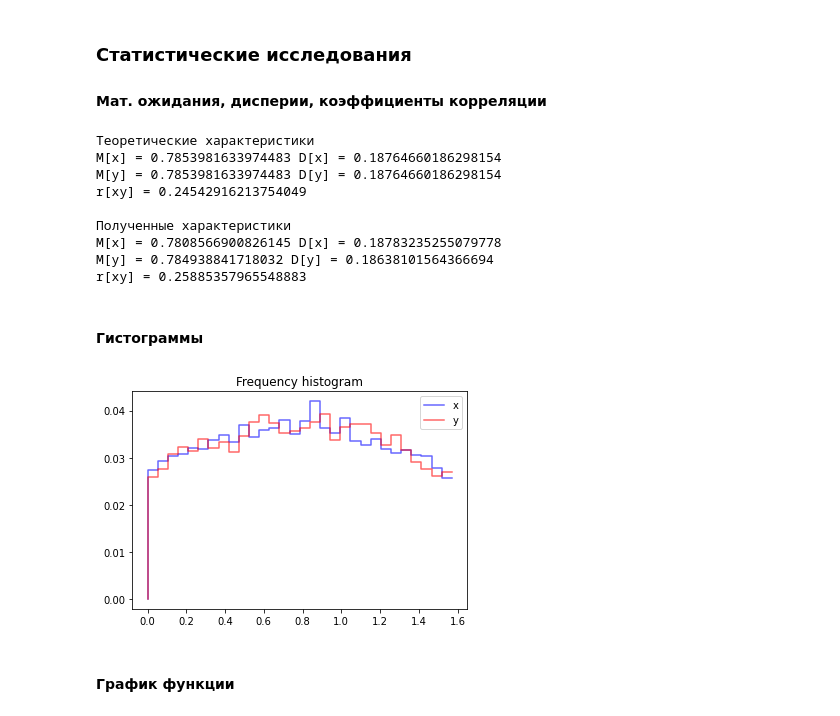
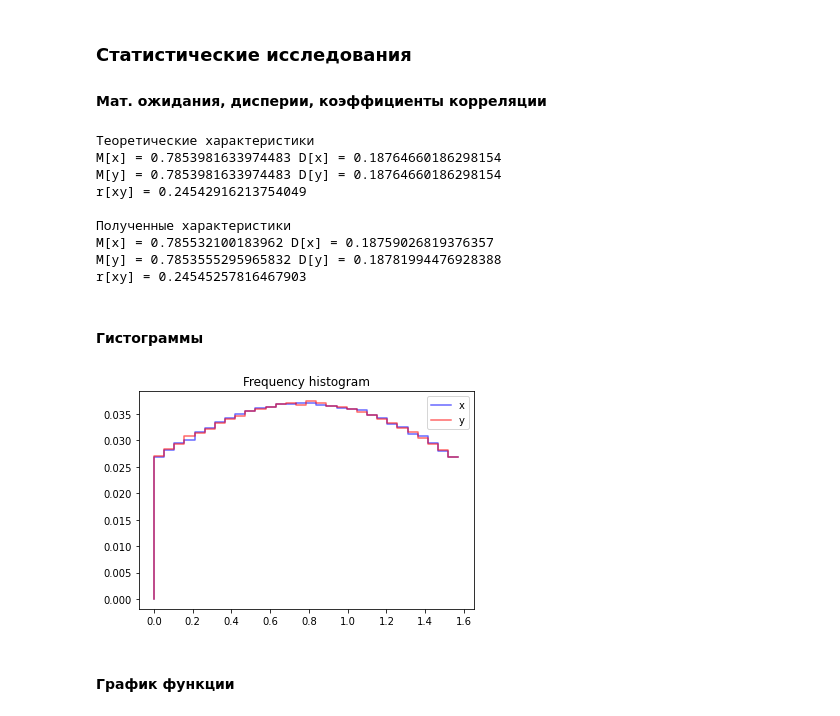
Before and after one commit to dtalkachou/MMod, a Jupyter notebook: lab2.ipynb, the cells around one changed output. Drawn from its saved outputs; the diff is of its cells as text; code cells hidden in the pictures.

Commit message:
lab2 1st task imperical histogram changed

```diff
--- a/lab2.ipynb
+++ b/lab2.ipynb
@@ -19,10 +19,10 @@ a = 0
 b = math.pi / 2
 fxy_max = 0.5
 
-n = 10000
+N = 1_000_000
 
 x_l, y_l = [], []
-for _ in range(n):
+for _ in range(N):
     while True:
         x_, y_ = (a + r.random() * (b - a) for _ in range(2))
         z_ = r.random() * fxy_max
@@ -34,8 +34,8 @@ for _ in range(n):
 ### Статистические исследования
 #### Мат. ожидания, дисперии, коэффициенты корреляции
 # %%
-M_f = lambda l: sum(l) / n
-D_f = lambda l: sum(e ** 2 for e in l) / n - M_f(l) ** 2
+M_f = lambda l: sum(l) / N
+D_f = lambda l: sum(e ** 2 for e in l) / N - M_f(l) ** 2
 r_f = lambda M_xy, M_x, M_y, D_x, D_y: (M_xy - M_x * M_y) / math.sqrt(D_x * D_y)
 
 # In my variant one value for both variable
@@ -66,31 +66,31 @@ M[y] = 0.7853981633974483 D[y] = 0.18764660186298154
 r[xy] = 0.24542916213754049
 
 Полученные характеристики
-M[x] = 0.7808566900826145 D[x] = 0.18783235255079778
-M[y] = 0.784938841718032 D[y] = 0.18638101564366694
-r[xy] = 0.25885357965548883
+M[x] = 0.785532100183962 D[x] = 0.18759026819376357
+M[y] = 0.7853555295965832 D[y] = 0.18781994476928388
+r[xy] = 0.24545257816467903
 # %% [markdown]
 #### Гистограммы
 # %%
 K = 30
 d = (b - a) / K
 di_l = [i * d for i in range(K + 1)]
 
 def draw_plot(l, **kwargs):
     v_l = [
-        len(list(filter(lambda v: di - d <= v < di, l))) / n
+        len(list(filter(lambda v: di - d <= v < di, l))) / N
         for di in di_l
     ]
     plt.plot(di_l, v_l, drawstyle='steps-pre', alpha=0.6, **kwargs)
 
 
 draw_plot(x_l, label='x', color='b')
 draw_plot(y_l, label='y', color='r')
 
 plt.title(f'Frequency histogram')
 plt.legend()
 plt.show()
 # %% [output]
-[figure, old version]
+[figure, new version]
 # %% [markdown]
 #### График функции
```
Also changed, not shown: parts of 4 cells of this notebook.
